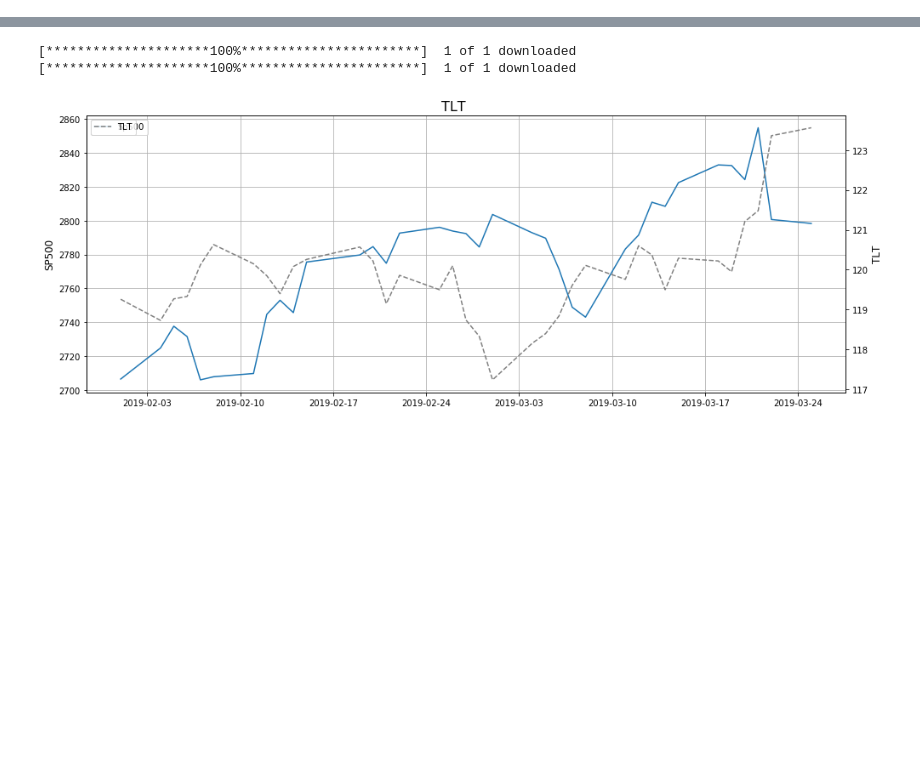
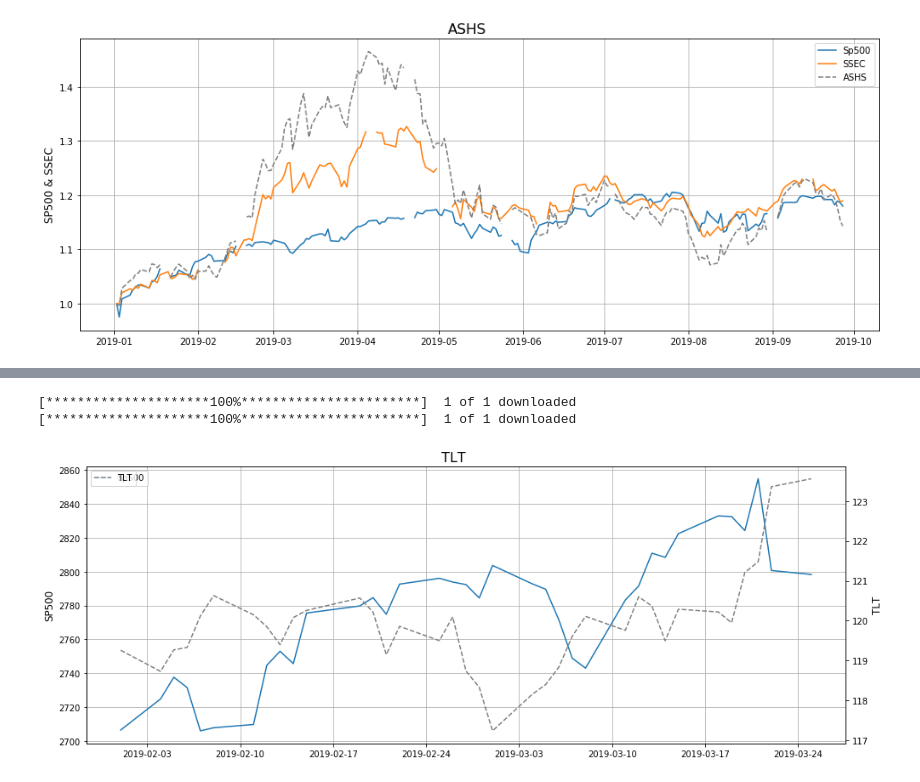
Before and after one commit to derrickfwang/Stock_Related_Scripts, a Jupyter notebook: Stock Analysis_Yahoo_Tushare_AlphaVantage_AllTemplates.ipynb, the cells around one changed output, grey strips where cells are left out. Saved outputs shown, nothing was run; the diff lists cells and outputs as text; code cells hidden in the pictures; blank space fills up the shorter version.

```diff
--- a/Stock Analysis_Yahoo_Tushare_AlphaVantage_AllTemplates.ipynb
+++ b/Stock Analysis_Yahoo_Tushare_AlphaVantage_AllTemplates.ipynb
@@ -111,4 +111,17 @@ def getUsCnStock(US_Stock, start, end):
     fnlDf = fnlDf.sort_values(by='Date')
 
     return fnlDf
+
+def drawUsCnStocksRelative(Merged, ticker):
+    Merged[['Sp500','SSEC',ticker]] = Merged[['Sp500','SSEC',ticker]].divide(Merged[['Sp500','SSEC',ticker]].ix[0])
+
+    fig, ax1 = plt.subplots(figsize = (16,6))
+    fig.suptitle(ticker, fontsize=16, y = 0.92)
+
+    ax1.plot(Merged['Date'], Merged['Sp500'])
+    ax1.plot(Merged['Date'], Merged['SSEC'])
+    ax1.set_ylabel('SP500 & SSEC', fontsize = 12)
+    ax1.plot(Merged['Date'], Merged[ticker], color = 'grey', linestyle='dashed')
+    plt.legend()
+    plt.grid()
 # %%
@@ -125,0 +137,4 @@ drawUsCnStocks(df, US_Stock)
+# %%
+drawUsCnStocksRelative(df, US_Stock)
+# %% [output]
+[figure, added]
```
Also changed, not shown: parts of 3 cells of this notebook.
